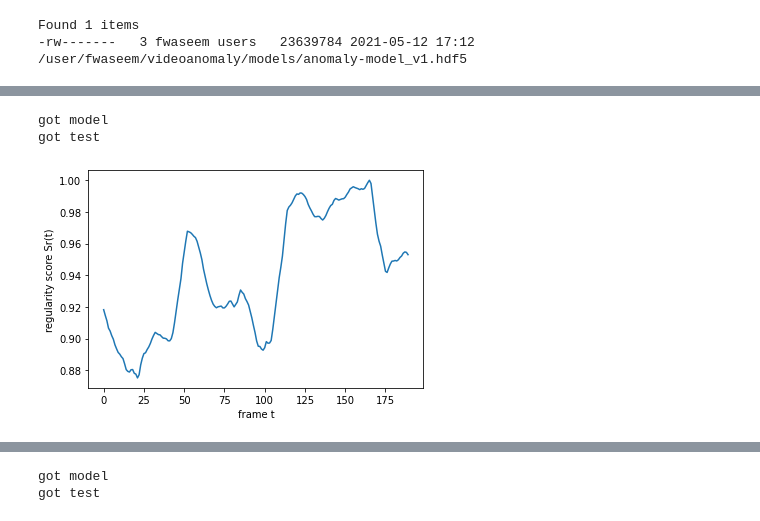
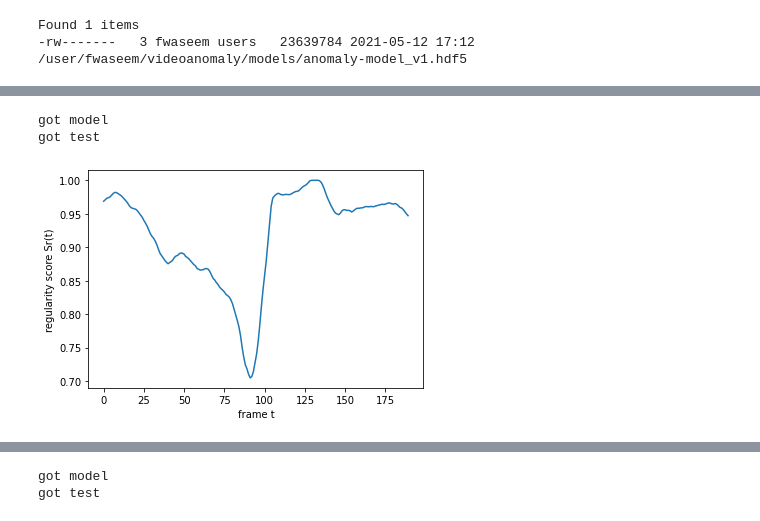
Before and after one commit to rafapm/CS_230, a Jupyter notebook: daelstm/notebooks/visualautoencoder.ipynb, the cells around one changed output, grey strips where cells are left out. Saved outputs shown, nothing was run; the diff lists cells and outputs as text; code cells hidden in the pictures.

```diff
--- a/daelstm/notebooks/visualautoencoder.ipynb
+++ b/daelstm/notebooks/visualautoencoder.ipynb
@@ -113,7 +93,7 @@ BASE = "UCSD_Anomaly_Dataset.v1p2/UCSDped1/"
 class Config:
   DATASET_PATH =BASE + "Train"
   BATCH_SIZE = 4
-  EPOCHS = 3
+  EPOCHS = 5
   MODEL_PATH = "anomaly-model.hdf5"
 # %%
 from os import listdir
@@ -209,11 +189,11 @@ def get_model(reload_model=True):
     seq.add(LayerNormalization())
     seq.add(TimeDistributed(Conv2D(1, (11, 11), activation="sigmoid", padding="same")))
     print(seq.summary())
-    seq.compile(loss='mse', optimizer=tensorflow.keras.optimizers.Adam(lr=1e-4, decay=1e-5, epsilon=1e-6))
-    seq.fit(training_set, training_set,
+    seq.compile(loss='mse', optimizer=tensorflow.keras.optimizers.Adam(lr=1e-4, decay=1e-5, epsilon=1e-6),  metrics=['accuracy'])
+    history = seq.fit(training_set, training_set,
             batch_size=Config.BATCH_SIZE, epochs=Config.EPOCHS, shuffle=False)
     seq.save(Config.MODEL_PATH)
-    return seq
+    return seq, history
 # %%
 def get_single_test(test_path):
     sz = 200
@@ -229,7 +209,7 @@ def get_single_test(test_path):
 # %%
 import matplotlib.pyplot as plt
 
-def evaluate(test_path):
+def evaluate(test_path, fileName):
     model = get_model(False)
     print("got model")
     test = get_single_test(test_path)
@@ -248,7 +228,7 @@ def evaluate(test_path):
     sequences_reconstruction_cost = np.array([np.linalg.norm(np.subtract(sequences[i],reconstructed_sequences[i])) for i in range(0,sz)])
     sa = (sequences_reconstruction_cost - np.min(sequences_reconstruction_cost)) / np.max(sequences_reconstruction_cost)
     sr = 1.0 - sa
-
+    np.save(fileName, sr)
     # plot the regularity scores
     plt.plot(sr)
     plt.ylabel('regularity score Sr(t)')
@@ -325,6 +360,6 @@ faraz
 # %%
-evaluate(BASE + "/Test/Test032")
+evaluate(BASE + "/Test/Test036", "/tmp/test036_pickle")
 # %% [output]
 got model
 got test
-[figure, old version]
+[figure, new version]
```
Also changed, not shown: parts of 27 cells of this notebook.
